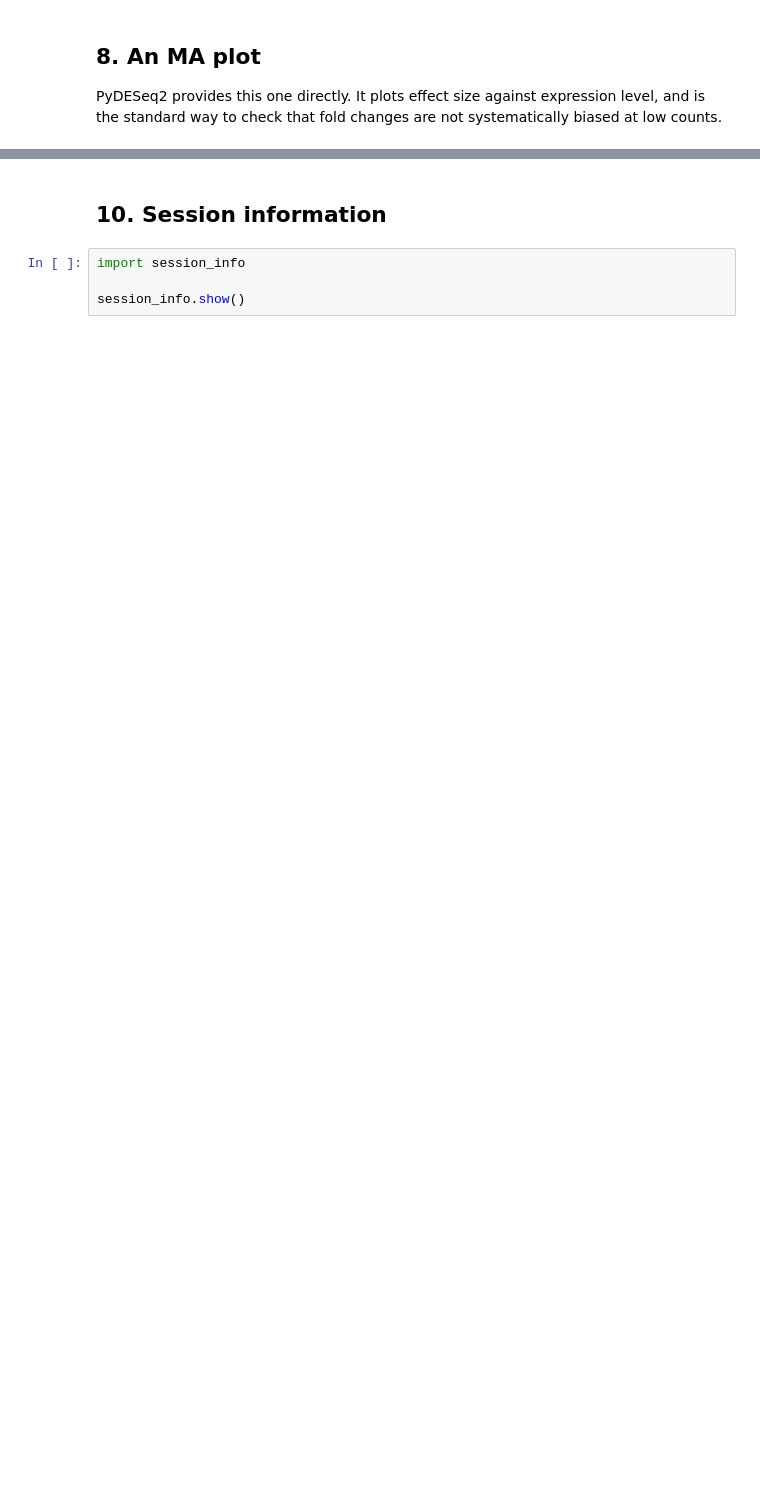
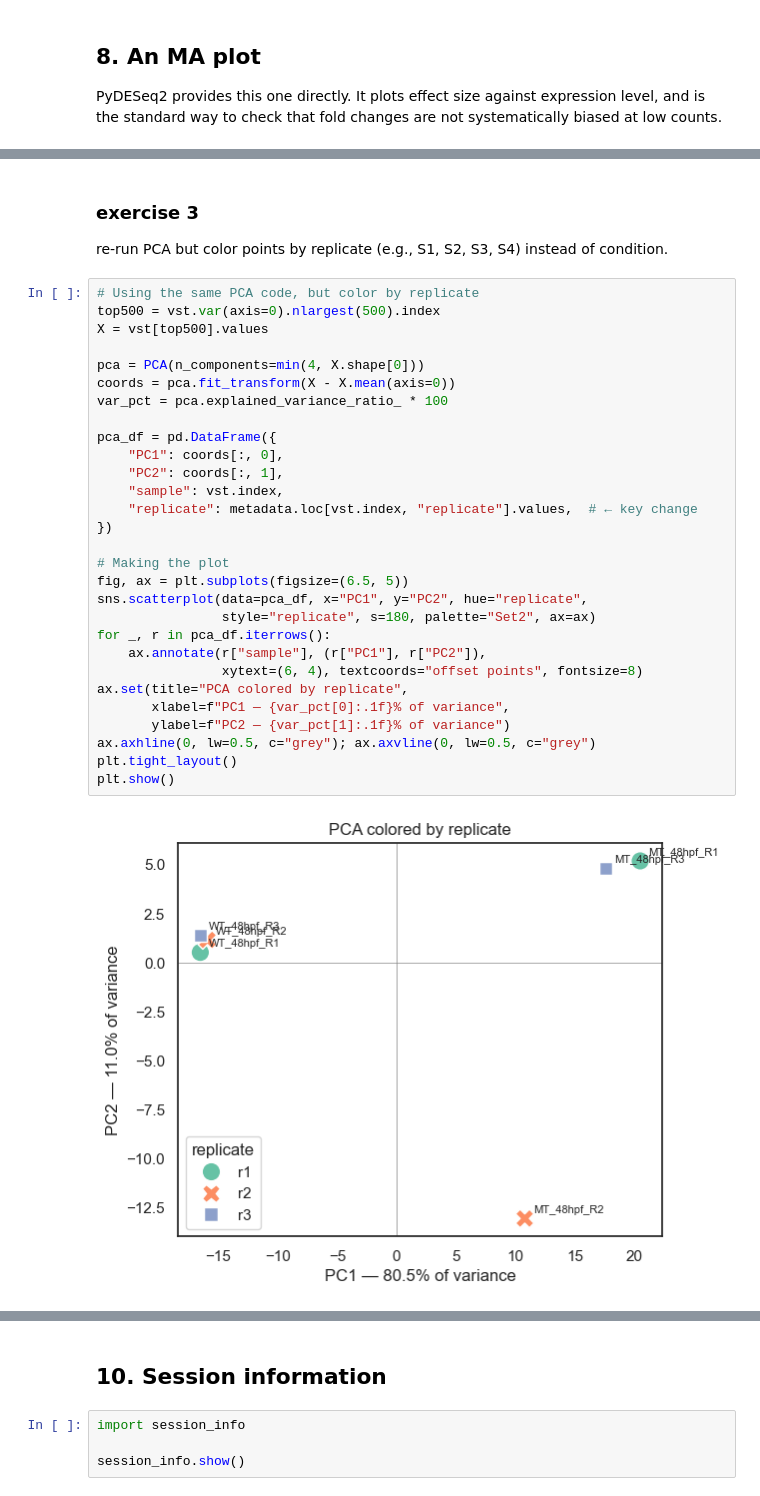
Before and after one commit to enriquea/ZebraQ, a Jupyter notebook: lessons-py/S5_PyDESeq2_Visualization.ipynb, the cells around one changed output, grey strips where cells are left out. Cells and saved outputs as stored; diff of their text form; blank space fills up the shorter version.

```diff
--- a/lessons-py/S5_PyDESeq2_Visualization.ipynb
+++ b/lessons-py/S5_PyDESeq2_Visualization.ipynb
@@ -429,0 +494,34 @@ stat_res.plot_MA(s=6)
+# %% [markdown]
+### exercise 3
+re-run PCA but color points by replicate (e.g., S1, S2, S3, S4) instead of condition.
+# %%
+# Using the same PCA code, but color by replicate
+top500 = vst.var(axis=0).nlargest(500).index
+X = vst[top500].values
+
+pca = PCA(n_components=min(4, X.shape[0]))
+coords = pca.fit_transform(X - X.mean(axis=0))
+var_pct = pca.explained_variance_ratio_ * 100
+
+pca_df = pd.DataFrame({
+    "PC1": coords[:, 0],
+    "PC2": coords[:, 1],
+    "sample": vst.index,
+    "replicate": metadata.loc[vst.index, "replicate"].values,  # ← key change
+})
+
+# Making the plot
+fig, ax = plt.subplots(figsize=(6.5, 5))
+sns.scatterplot(data=pca_df, x="PC1", y="PC2", hue="replicate",
+                style="replicate", s=180, palette="Set2", ax=ax)
+for _, r in pca_df.iterrows():
+    ax.annotate(r["sample"], (r["PC1"], r["PC2"]),
+                xytext=(6, 4), textcoords="offset points", fontsize=8)
+ax.set(title="PCA colored by replicate",
+       xlabel=f"PC1 — {var_pct[0]:.1f}% of variance",
+       ylabel=f"PC2 — {var_pct[1]:.1f}% of variance")
+ax.axhline(0, lw=0.5, c="grey"); ax.axvline(0, lw=0.5, c="grey")
+plt.tight_layout()
+plt.show()
+# %% [output]
+[figure, added]
```
Also changed, not shown: parts of 21 cells of this notebook, 2 other files.
